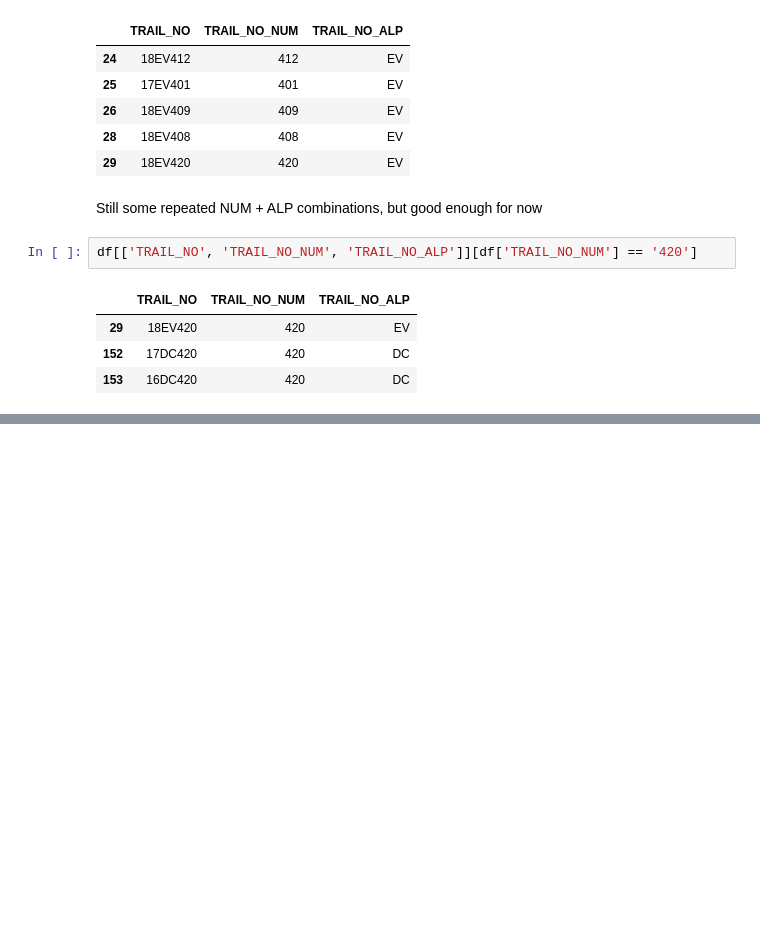
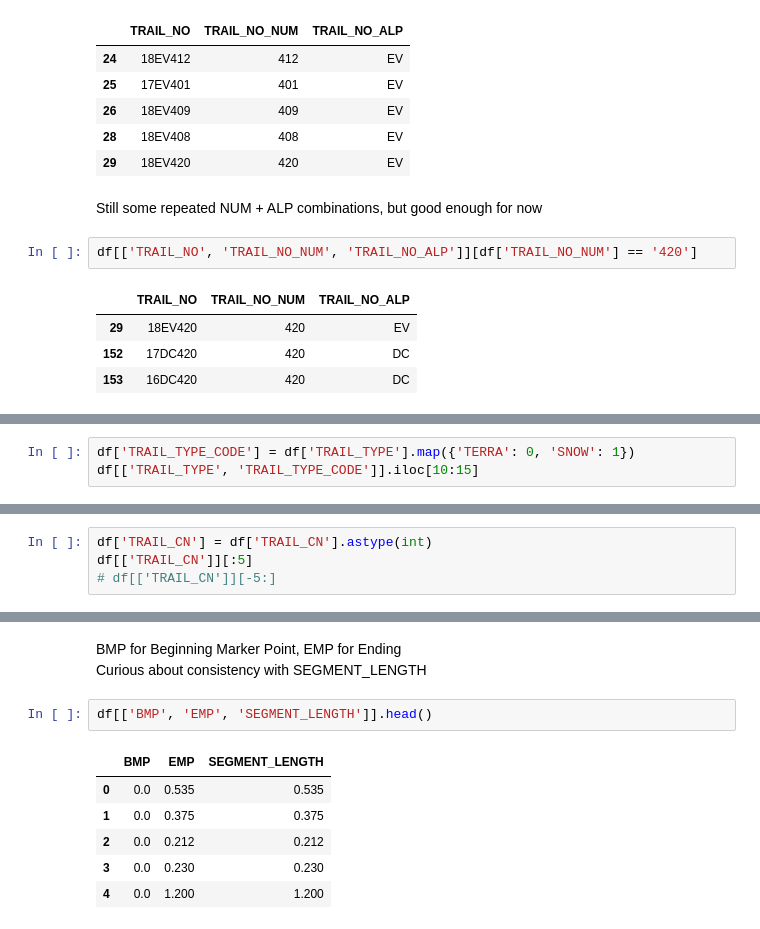
Before and after one commit to Ecboxer/Trails, a Jupyter notebook: Explore/SufficentData.ipynb, the cells around one changed output, grey strips where cells are left out. Drawn from its saved outputs; the diff is of its cells as text; blank space fills up the shorter version.

Commit message:
Encoded TRAIL_TYPE and confirmed consistency of SEGMENT_LENGTH

```diff
--- a/Explore/SufficentData.ipynb
+++ b/Explore/SufficentData.ipynb
@@ -240,0 +263,3 @@ df[['TRAIL_NO', 'TRAIL_NO_NUM', 'TRAIL_NO_ALP']][df['TRAIL_NO_NUM'] == '420']
+# %%
+df['TRAIL_TYPE_CODE'] = df['TRAIL_TYPE'].map({'TERRA': 0, 'SNOW': 1})
+df[['TRAIL_TYPE', 'TRAIL_TYPE_CODE']].iloc[10:15]
@@ -240,0 +275,4 @@ df[['TRAIL_NO', 'TRAIL_NO_NUM', 'TRAIL_NO_ALP']][df['TRAIL_NO_NUM'] == '420']
+# %%
+df['TRAIL_CN'] = df['TRAIL_CN'].astype(int)
+df[['TRAIL_CN']][:5]
+# df[['TRAIL_CN']][-5:]
@@ -240,0 +286,12 @@ df[['TRAIL_NO', 'TRAIL_NO_NUM', 'TRAIL_NO_ALP']][df['TRAIL_NO_NUM'] == '420']
+# %% [markdown]
+BMP for Beginning Marker Point, EMP for Ending
+Curious about consistency with SEGMENT_LENGTH
+# %%
+df[['BMP', 'EMP', 'SEGMENT_LENGTH']].head()
+# %% [output]
+|  | BMP | EMP | SEGMENT_LENGTH |
+| 0 | 0.0 | 0.535 | 0.535 |
+| 1 | 0.0 | 0.375 | 0.375 |
+| 2 | 0.0 | 0.212 | 0.212 |
+| 3 | 0.0 | 0.230 | 0.230 |
+| 4 | 0.0 | 1.200 | 1.200 |
```
Also changed, not shown: parts of 12 cells of this notebook.
